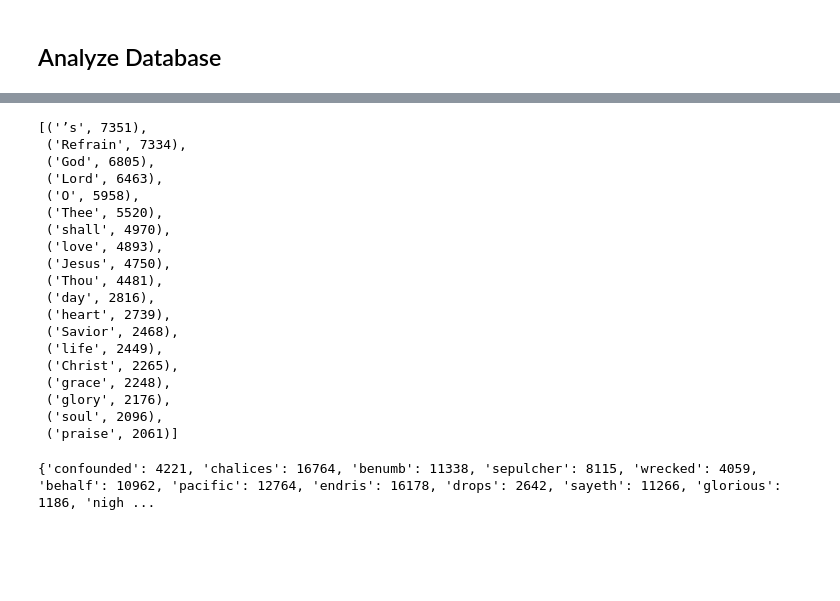
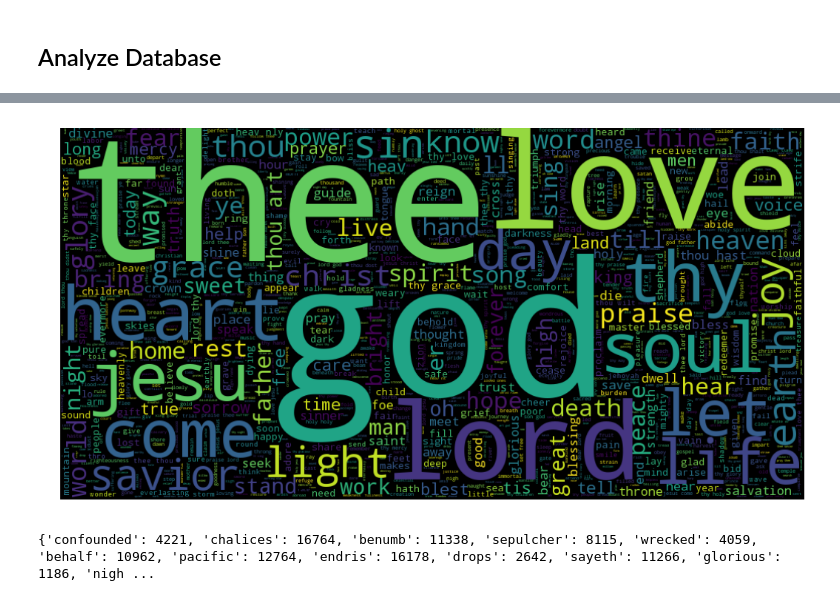
Before and after one commit to chenjennhaur/lyrics, a Jupyter notebook: LyricsAnalytics.ipynb, the cells around one changed output, grey strips where cells are left out. Drawn from its saved outputs; the diff is of its cells as text; code cells hidden in the pictures; blank space fills up the shorter version.

Commit message:
wordcloud

```diff
--- a/LyricsAnalytics.ipynb
+++ b/LyricsAnalytics.ipynb
@@ -106,14 +139,23 @@ records = pd.read_sql_query("select * from cleaned_lyrics;",conn)
 # %%
 documents = []
+empty_index = []
+doc_key = []
 # x = 10
 for key,row in records.iterrows():
-    clean_lyrics = row['lyrics'].replace('\r\n',' ').replace('\n',' ')
+    clean_lyrics = row['lyrics'].lower().replace('\nrefrain\n',' ').replace('\r\n',' ').replace('\n',' ')
     processed_lyrics = nlp(clean_lyrics)
     token_lyrics = [token.text for token in processed_lyrics if token.is_stop != True and token.is_punct != True and str(token) != ' ']
-    if len(token_lyrics) > 0 :documents.append(token_lyrics)
+    if len(token_lyrics) > 0 :
+        documents.append(token_lyrics)
+        doc_key.append(row['key'])
+    else:
+        empty_index.append(row['key'])
     #debug
     #x = x - 1
     #if x == 0 : break
-dictionary = corpora.Dictionary(documents)
-dictionary.save('hymnal.dict')
-print(dictionary)
+
+# dictionary = corpora.Dictionary(documents)
+# dictionary.save('hymnal.dict')
+# print(dictionary)
+# for k,v in dictionary.items():
+#     print(k," ",v)
@@ -159,25 +223,14 @@ ordered = sorted(frequency.items(),key=lambda k:k[1],reverse=True)
-# %%
-ordered[1:20]
-# %% [output]
-[('’s', 7351),
- ('Refrain', 7334),
- ('God', 6805),
- ('Lord', 6463),
- ('O', 5958),
- ('Thee', 5520),
- ('shall', 4970),
- ('love', 4893),
- ('Jesus', 4750),
- ('Thou', 4481),
- ('day', 2816),
- ('heart', 2739),
- ('Savior', 2468),
- ('life', 2449),
- ('Christ', 2265),
- ('grace', 2248),
- ('glory', 2176),
- ('soul', 2096),
- ('praise', 2061)]
+# %%
+from wordcloud import WordCloud
+
+flat_doc = ' '.join([str(word) for hymn in documents for word in hymn])
+hymncloud = WordCloud(width=1000,height=500,max_words=2000).generate(flat_doc)
+plt.figure(figsize=(18,10))
+plt.imshow(hymncloud)
+plt.axis("off")
+plt.show()
+# %% [output]
+[figure, added]
 # %%
 # mapping between words and id
 print(dictionary.token2id)
```
Also changed, not shown: parts of 14 cells of this notebook.
